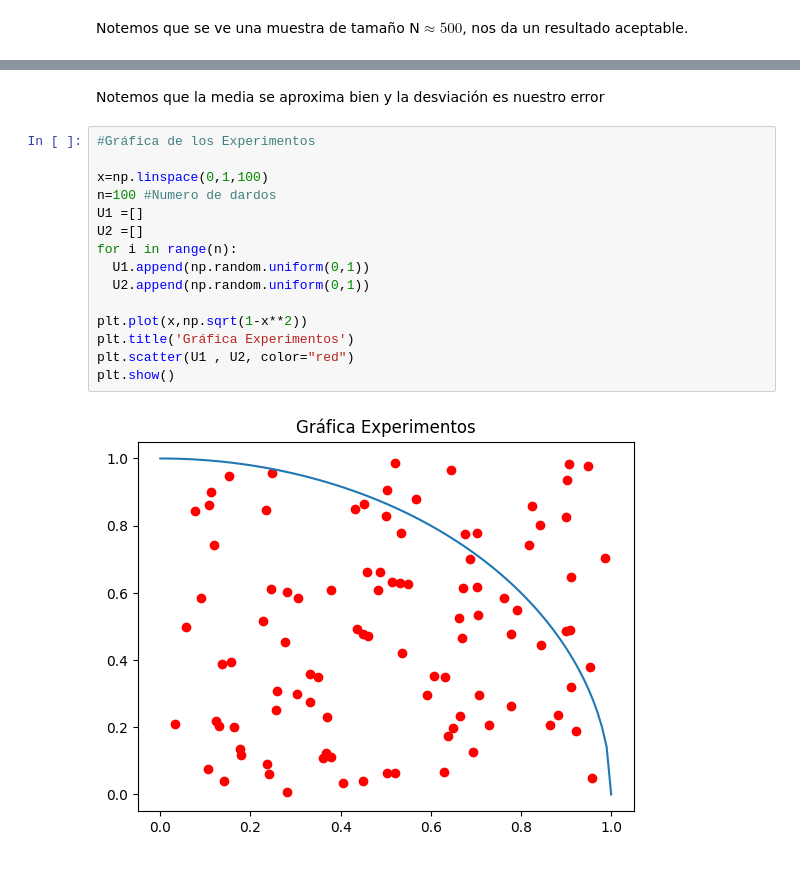
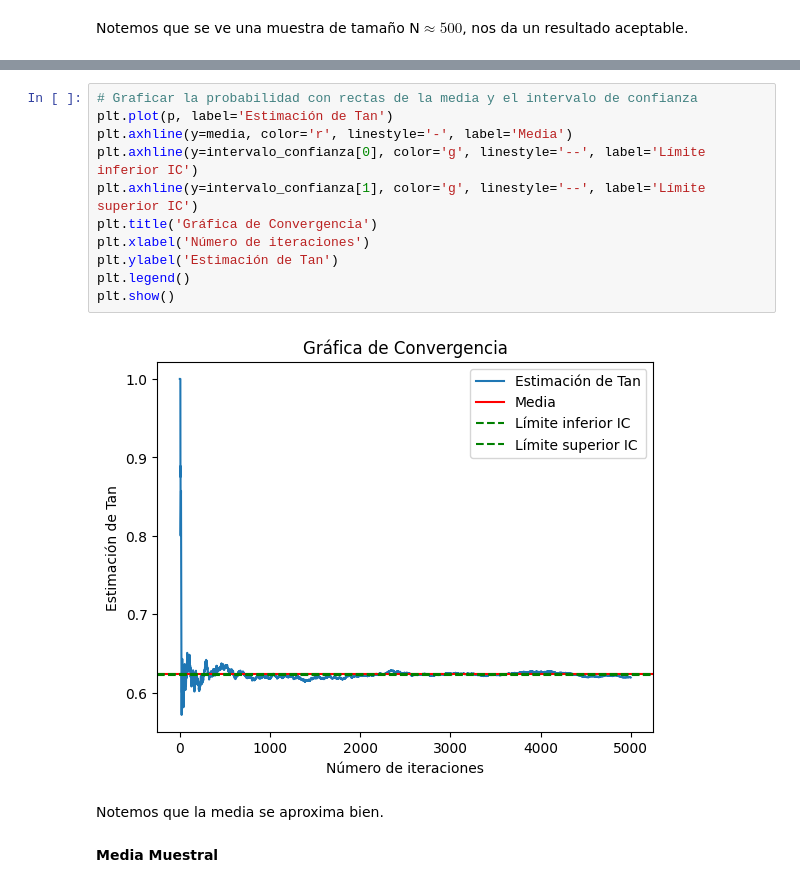
Before and after one commit to Anali24/SIMULACION-I, a Jupyter notebook: Monte_Carlo_Tan_SI.ipynb, the cells around one changed output, grey strips where cells are left out. Cells and saved outputs as stored; diff of their text form.

```diff
--- a/Monte_Carlo_Tan_SI.ipynb
+++ b/Monte_Carlo_Tan_SI.ipynb
@@ -89,19 +128,17 @@ Desviación Estándar : 0.042161381501428535
+# %%
+# Graficar la probabilidad con rectas de la media y el intervalo de confianza
+plt.plot(p, label='Estimación de Tan')
+plt.axhline(y=media, color='r', linestyle='-', label='Media')
+plt.axhline(y=intervalo_confianza[0], color='g', linestyle='--', label='Límite inferior IC')
+plt.axhline(y=intervalo_confianza[1], color='g', linestyle='--', label='Límite superior IC')
+plt.title('Gráfica de Convergencia')
+plt.xlabel('Número de iteraciones')
+plt.ylabel('Estimación de Tan')
+plt.legend()
+plt.show()
+# %% [output]
+[figure, added]
 # %% [markdown]
-Notemos que la media se aproxima bien y la desviación es nuestro error
+Notemos que la media se aproxima bien.
-# %%
-#Gráfica de los Experimentos
-
-x=np.linspace(0,1,100)
-n=100 #Numero de dardos
-U1 =[]
-U2 =[]
-for i in range(n):
-  U1.append(np.random.uniform(0,1))
-  U2.append(np.random.uniform(0,1))
-
-plt.plot(x,np.sqrt(1-x**2))
-plt.title('Gráfica Experimentos')
-plt.scatter(U1 , U2, color="red")
-plt.show()
-# %% [output]
-[figure, removed]
+# %% [markdown]
+**Media Muestral**
```
Also changed, not shown: parts of 34 cells of this notebook.
